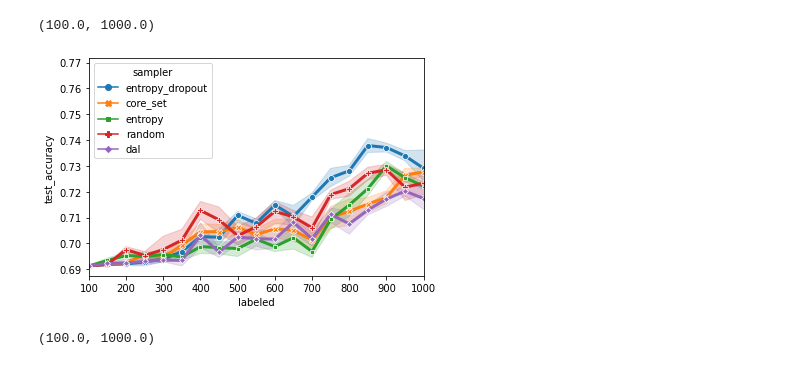
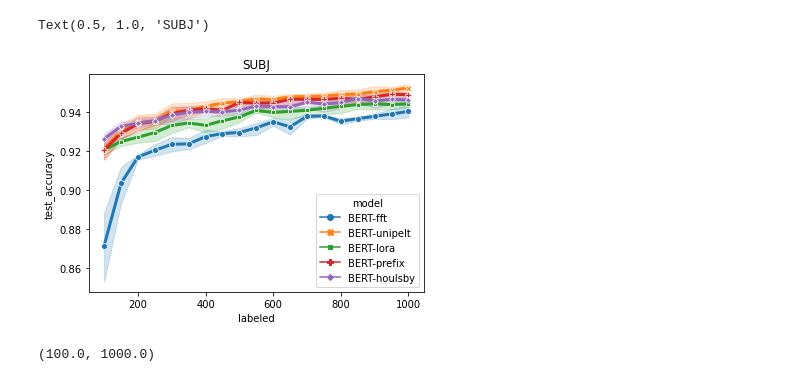
Before and after one commit to josipjukic/adapter-al, a Jupyter notebook: tinkering.ipynb, the cells around one changed output. Drawn from its saved outputs; the diff is of its cells as text; code cells hidden in the pictures.

```diff
--- a/tinkering.ipynb
+++ b/tinkering.ipynb
@@ -68,21 +102,22 @@ Loading COLA -- ada-besov -- BERT
 # %%
 g = sns.lineplot(
     data=df_tr[df_tr.index.get_level_values("mode") == "ada-besov"],
     x="labeled",
     y="test_accuracy",
-    hue="sampler",
-    style="sampler",
+    hue="model",
+    style="model",
     markers=True,
     dashes=False,
-    ci=50,
+    ci=90,
     linewidth=3,
 )
+plt.title("SUBJ")
 # plt.legend(loc='lower right')
-# g.set_ylim(0.81, 0.97)
-g.set_xlim(100, 1000)
+# g.set_ylim(0.75, 0.94)
+# g.set_xlim(300, 1000)
 # %% [output]
-(100.0, 1000.0)
+Text(0.5, 1.0, 'SUBJ')
-[figure, old version]
+[figure, new version]
 # %%
 g = sns.lineplot(
     data=df_tr[df_tr.index.get_level_values("mode") == "ada-besov"],
```
Also changed, not shown: parts of 2 cells of this notebook, 2 other files.
